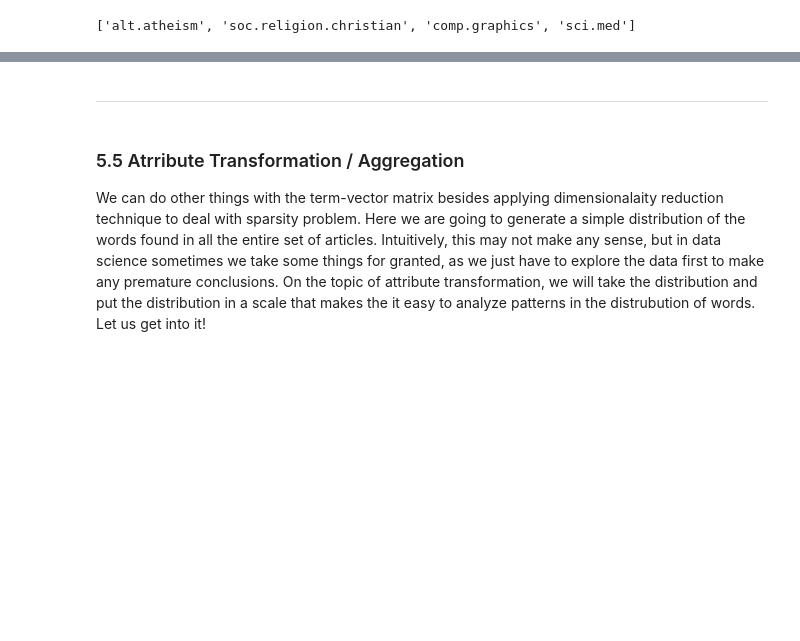
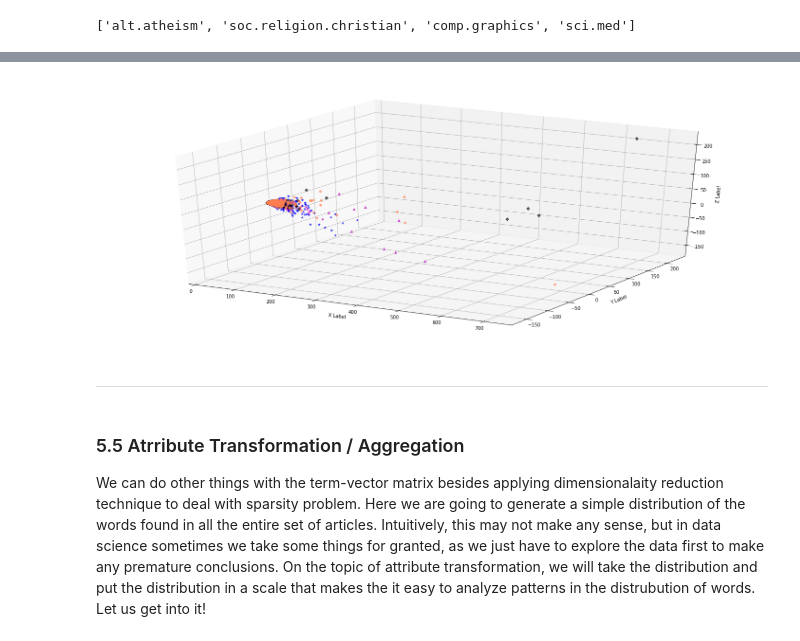
Before and after one commit to omarsar/data_mining_2017_fall_lab, a Jupyter notebook: news_data_mining.ipynb, the cells around one changed output, grey strips where cells are left out. Saved outputs shown, nothing was run; the diff lists cells and outputs as text; code cells hidden in the pictures; blank space fills up the shorter version.

```diff
--- a/news_data_mining.ipynb
+++ b/news_data_mining.ipynb
@@ -951,3 +951,33 @@ From the 3D visualization above, we see some "hint of separation in the data"; i
+# %%
+# Answer example
+X_reduced = PCA(n_components = 3).fit_transform(X_counts.toarray())
+
+from mpl_toolkits.mplot3d import Axes3D
+
+# plot
+fig = plt.figure(figsize = (25,10))
+ax = fig.add_subplot(111, projection='3d')
+
+col = ['coral', 'blue', 'black', 'm']
+shape = ['o', '*', 'D', '^']
+for c, m, category in zip(col, shape, categories):
+    xs = X_reduced[X['category_name'] == category].T[0]
+    ys = X_reduced[X['category_name'] == category].T[1]
+    zs = X_reduced[X['category_name'] == category].T[2]
+
+    ax.scatter(xs, ys, zs, c = c, marker = m, alpha=0.6)
+
+ax.set_xlim(0,750)
+ax.set_xlabel('\nX Label')
+ax.set_ylabel('\nY Label')
+ax.set_zlabel('\nZ Label')
+
+# adjust angel
+# ax.view_init(elev = 10, azim = 20)
+
+plt.show()
+# %% [output]
+[figure, added]
 # %% [markdown]
 ---
 # %% [markdown]
```
Also changed, not shown: parts of 28 cells of this notebook.
